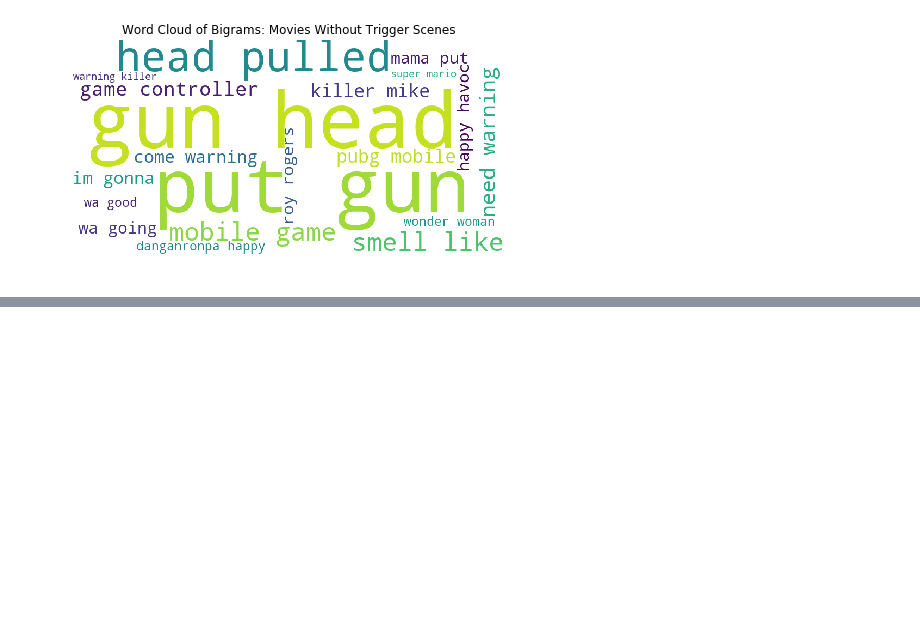
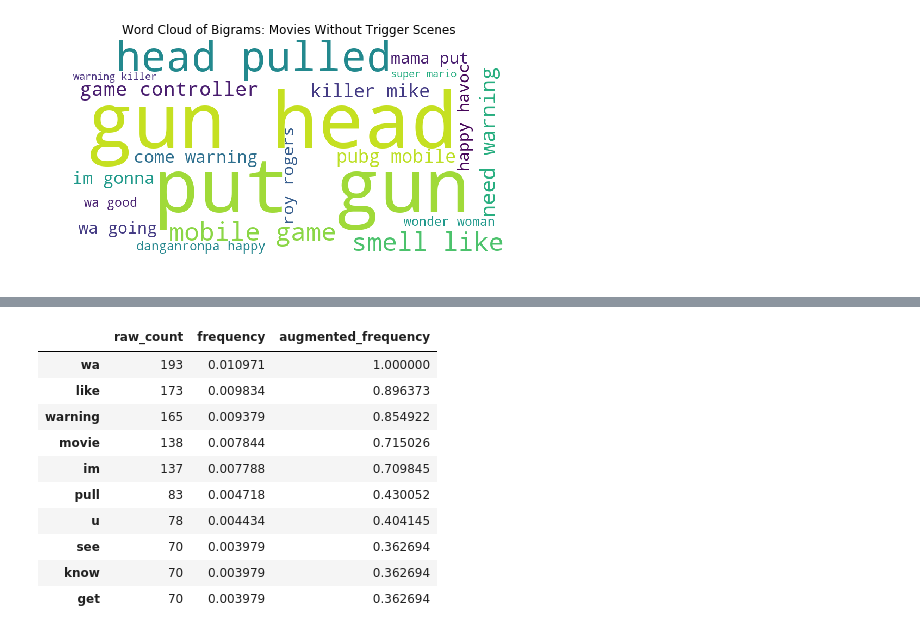
Before and after one commit to matthewzapata/twitter-trigger-warnings, a Jupyter notebook: trigger_warnings.ipynb, the cells around one changed output, grey strips where cells are left out. Cells and saved outputs as stored; diff of their text form; code cells hidden in the pictures; blank space fills up the shorter version.

```diff
--- a/trigger_warnings.ipynb
+++ b/trigger_warnings.ipynb
@@ -654,0 +678,16 @@ plt.show()
+# %%
+(pd.DataFrame({'raw_count':no_trigger_scene_freq})
+ .assign(frequency= lambda df: df.raw_count / df.raw_count.sum())
+ .assign(augmented_frequency= lambda df: df.frequency / df.frequency.max()).head(10)).head(10)
+# %% [output]
+|  | raw_count | frequency | augmented_frequency |
+| wa | 193 | 0.010971 | 1.000000 |
+| like | 173 | 0.009834 | 0.896373 |
+| warning | 165 | 0.009379 | 0.854922 |
+| movie | 138 | 0.007844 | 0.715026 |
+| im | 137 | 0.007788 | 0.709845 |
+| pull | 83 | 0.004718 | 0.430052 |
+| u | 78 | 0.004434 | 0.404145 |
+| see | 70 | 0.003979 | 0.362694 |
+| know | 70 | 0.003979 | 0.362694 |
+| get | 70 | 0.003979 | 0.362694 |
```
Also changed, not shown: parts of 9 cells of this notebook.
